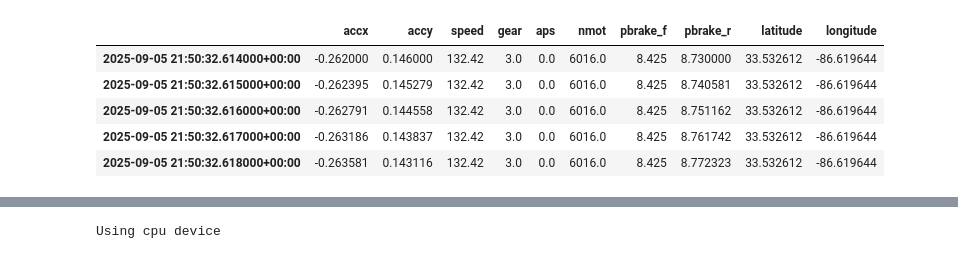
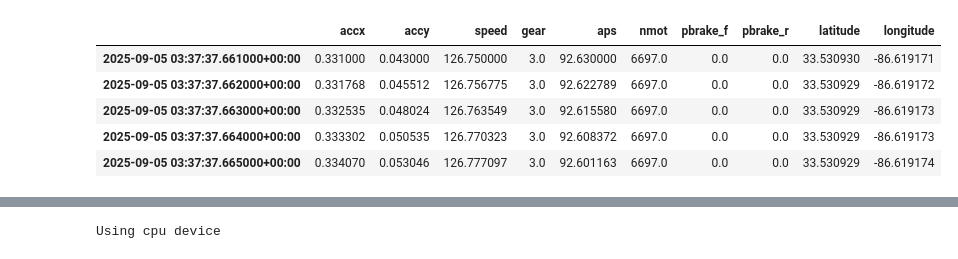
Before and after one commit to UBC-Solar/hack_the_track, a Jupyter notebook: backend/telemetry/data_optimiser_preprocessing.ipynb, the cells around one changed output, grey strips where cells are left out. Drawn from its saved outputs; the diff is of its cells as text; code cells hidden in the pictures.

```diff
--- a/backend/telemetry/data_optimiser_preprocessing.ipynb
+++ b/backend/telemetry/data_optimiser_preprocessing.ipynb
@@ -85,9 +85,9 @@ def combine_dfs_car(telemetry_names, common_index, all_dfs):
 # %%
 #gps data directly from csv file, data is
 import pandas as pd
-vehicle_id = "GR86-002-000"
+vehicle_id = "GR86-022-13"
 df_gps = pd.read_csv(r"C:\Users\sanar\PycharmProjects\hack_the_track\backend\R2_barber_telemetry_data.csv")
-df_gps = df_gps[df_gps['original_vehicle_id'] == "GR86-002-000"]
+df_gps = df_gps[df_gps['original_vehicle_id'] == "GR86-022-13"]
 df_lat = df_gps[df_gps['telemetry_name'] == "VBOX_Lat_Min"]
 df_long = df_gps[df_gps['telemetry_name'] == "VBOX_Long_Minutes"]
 # %%
@@ -151,7 +151,7 @@ def data_each_car(db, vehicle_id):
         list_all_dfs = [df_accx, df_accy, df_speed, df_gear, df_aps, df_nmotor, df_pbrake_f, df_pbrake_r]
     return list_all_dfs
 # %%
-telemetry_list = data_each_car(db, "GR86-002-000")
+telemetry_list = data_each_car(db, "GR86-022-13")
 telemetry_list.append(df_lat)
 telemetry_list.append(df_long)
 
@@ -200,12 +209,12 @@ common_index, list_dfs = index(telemetry_list)
 
 final_df_car47 = combine_dfs_car(telemetry_names, common_index, list_dfs)
 # %%
-final_df_car47.head()
+final_df_car13.head()
 # %% [output]
 |  | accx | accy | speed | gear | aps | nmot | pbrake_f | pbrake_r | latitude | longitude |
-| 2025-09-05 21:50:32.614000+00:00 | -0.262000 | 0.146000 | 132.42 | 3.0 | 0.0 | 6016.0 | 8.425 | 8.730000 | 33.532612 | -86.619644 |
-| 2025-09-05 21:50:32.615000+00:00 | -0.262395 | 0.145279 | 132.42 | 3.0 | 0.0 | 6016.0 | 8.425 | 8.740581 | 33.532612 | -86.619644 |
-| 2025-09-05 21:50:32.616000+00:00 | -0.262791 | 0.144558 | 132.42 | 3.0 | 0.0 | 6016.0 | 8.425 | 8.751162 | 33.532612 | -86.619644 |
-| 2025-09-05 21:50:32.617000+00:00 | -0.263186 | 0.143837 | 132.42 | 3.0 | 0.0 | 6016.0 | 8.425 | 8.761742 | 33.532612 | -86.619644 |
-| 2025-09-05 21:50:32.618000+00:00 | -0.263581 | 0.143116 | 132.42 | 3.0 | 0.0 | 6016.0 | 8.425 | 8.772323 | 33.532612 | -86.619644 |
+| 2025-09-05 03:37:37.661000+00:00 | 0.331000 | 0.043000 | 126.750000 | 3.0 | 92.630000 | 6697.0 | 0.0 | 0.0 | 33.530930 | -86.619171 |
+| 2025-09-05 03:37:37.662000+00:00 | 0.331768 | 0.045512 | 126.756775 | 3.0 | 92.622789 | 6697.0 | 0.0 | 0.0 | 33.530929 | -86.619172 |
+| 2025-09-05 03:37:37.663000+00:00 | 0.332535 | 0.048024 | 126.763549 | 3.0 | 92.615580 | 6697.0 | 0.0 | 0.0 | 33.530929 | -86.619173 |
+| 2025-09-05 03:37:37.664000+00:00 | 0.333302 | 0.050535 | 126.770323 | 3.0 | 92.608372 | 6697.0 | 0.0 | 0.0 | 33.530929 | -86.619173 |
+| 2025-09-05 03:37:37.665000+00:00 | 0.334070 | 0.053046 | 126.777097 | 3.0 | 92.601163 | 6697.0 | 0.0 | 0.0 | 33.530929 | -86.619174 |
 # %%
```
Also changed, not shown: parts of 15 cells of this notebook.
